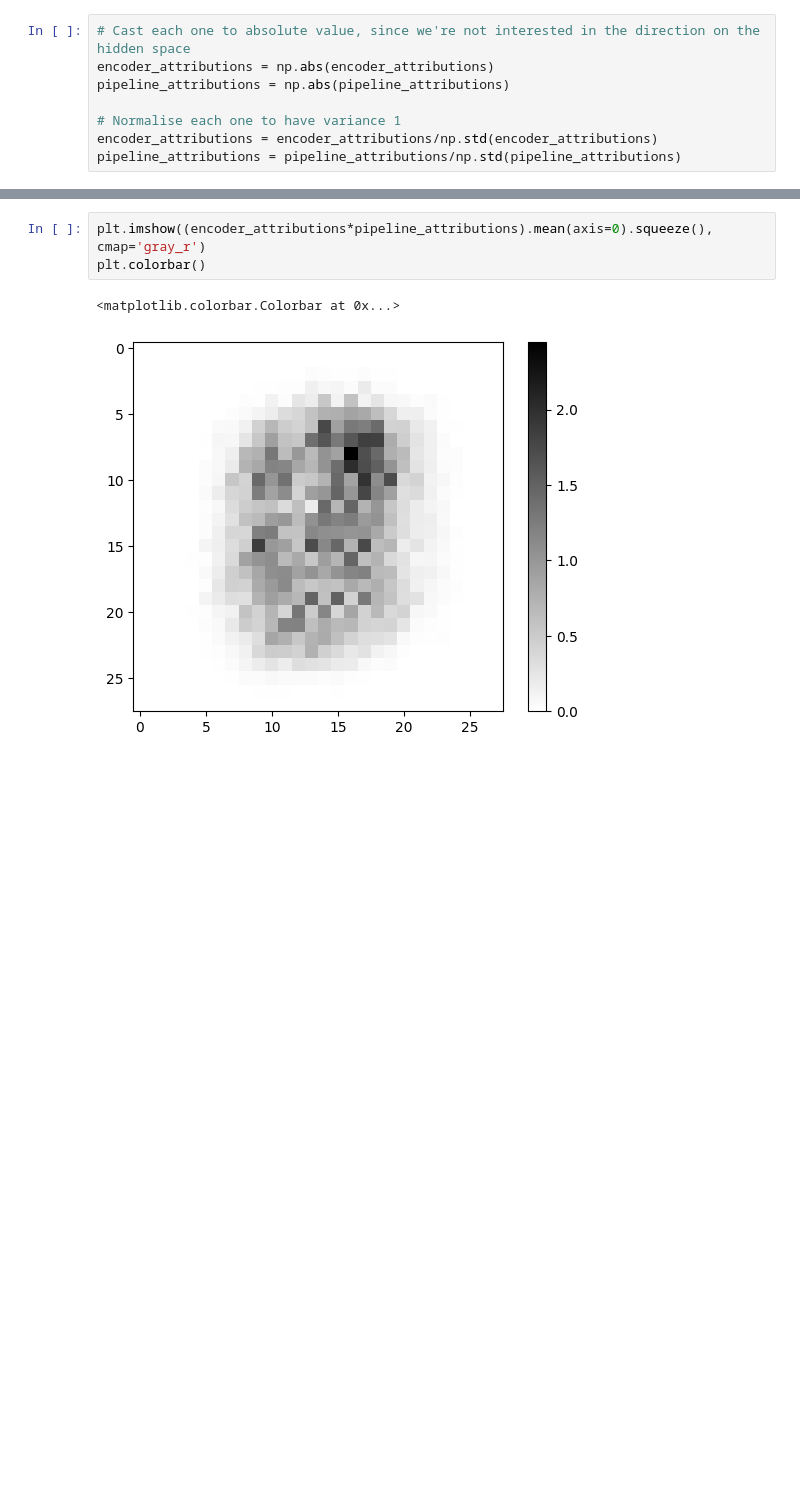
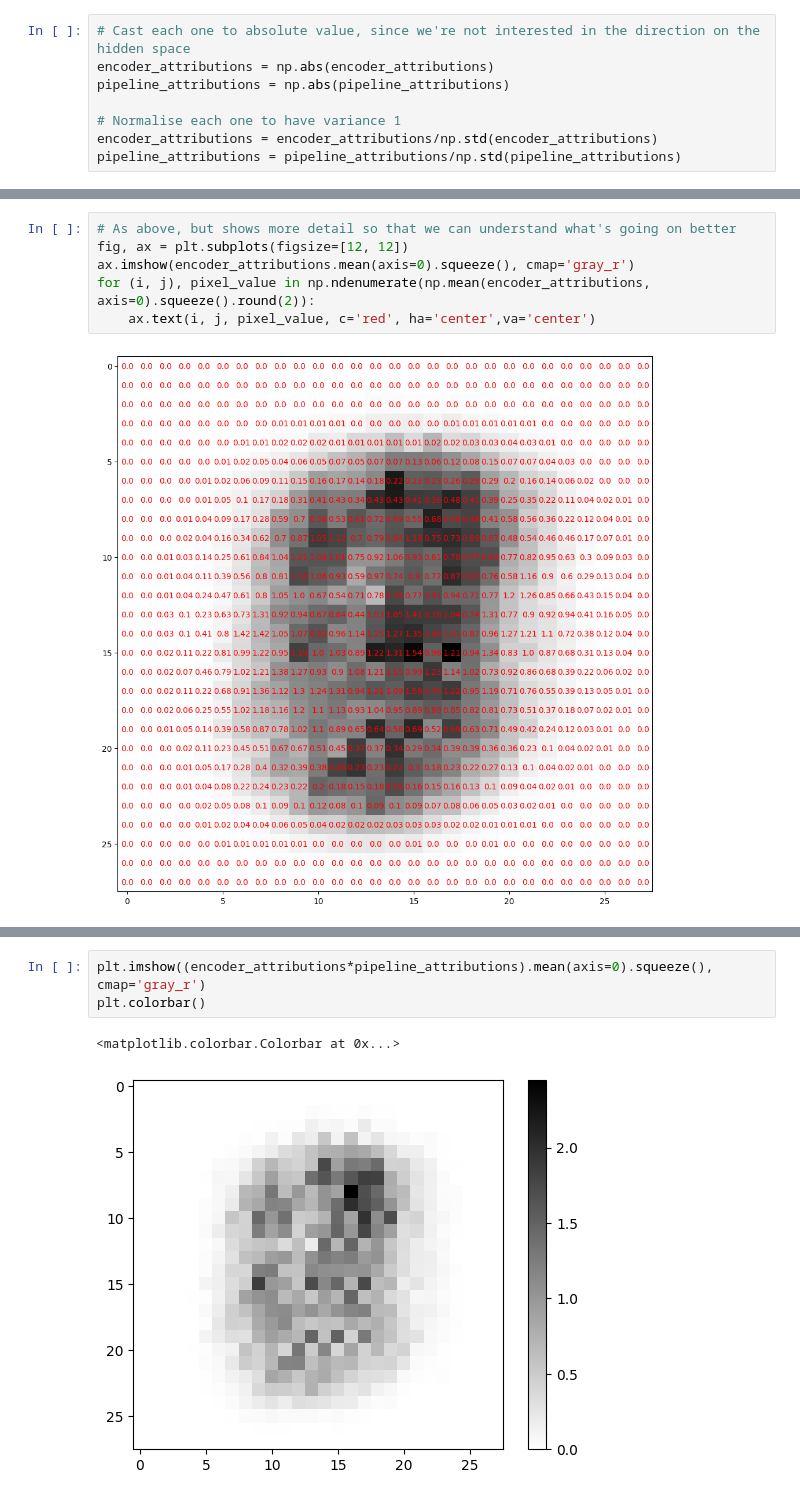
Before and after one commit to jwagenbach/FACT, a Jupyter notebook: extensions/generate_encoder_vs_decoder_correlations.ipynb, the cells around one changed output, grey strips where cells are left out. Drawn from its saved outputs; the diff is of its cells as text; blank space fills up the shorter version.

```diff
--- a/extensions/generate_encoder_vs_decoder_correlations.ipynb
+++ b/extensions/generate_encoder_vs_decoder_correlations.ipynb
@@ -135,3 +116,11 @@ Text(0.5, 1.0, 'Classifier Saliency Map')
+# %%
+# As above, but shows more detail so that we can understand what's going on better
+fig, ax = plt.subplots(figsize=[12, 12])
+ax.imshow(encoder_attributions.mean(axis=0).squeeze(), cmap='gray_r')
+for (i, j), pixel_value in np.ndenumerate(np.mean(encoder_attributions, axis=0).squeeze().round(2)):
+    ax.text(i, j, pixel_value, c='red', ha='center',va='center')
+# %% [output]
+[figure, added]
 # %%
 # Compute the pearson correlation between the maps
 # TODO we should also exclude constant/nearly constant pixels?
```
Also changed, not shown: parts of 13 cells of this notebook, 10 other files.
